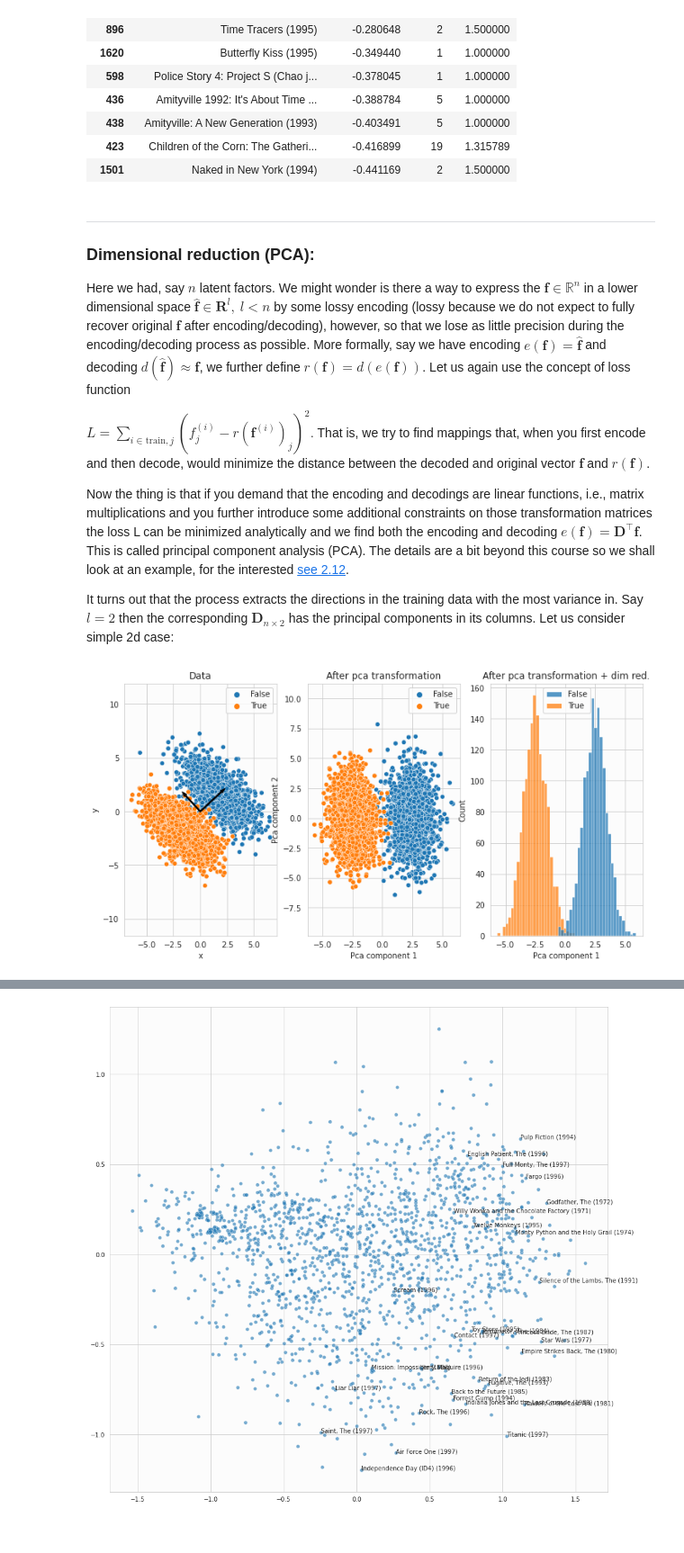
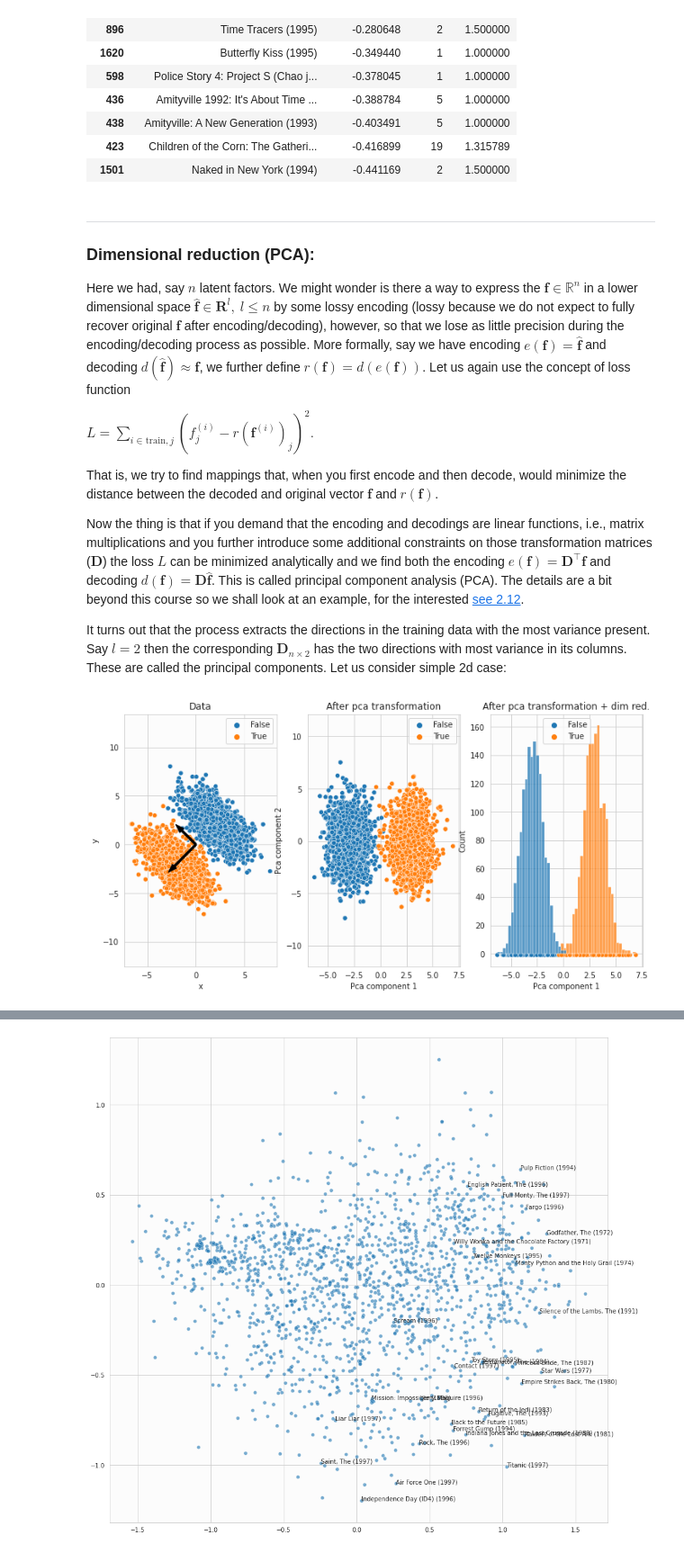
Before and after one commit to topiko/MLcourseMaterial, a Jupyter notebook: AML_L07_CollabFilteringAndUnsupervisedLearning/AML_07_UnsupervisedLearning.ipynb, the cells around one changed output, grey strips where cells are left out. Shown at 90% size. Cells and saved outputs as stored; diff of their text form; code cells hidden in the pictures.

```diff
--- a/AML_L07_CollabFilteringAndUnsupervisedLearning/AML_07_UnsupervisedLearning.ipynb
+++ b/AML_L07_CollabFilteringAndUnsupervisedLearning/AML_07_UnsupervisedLearning.ipynb
@@ -325,21 +325,22 @@ movie_title_df.loc[:, ['title', 'movie_biases', 'count', 'avg_rating']].sort_val
 ***
 ### Dimensional reduction (PCA):
 
-Here we had, say $n$ latent factors. We might wonder is there a way to express the $\mathbf{f}\in \mathbb{R}^n$ in a lower dimensional space $\hat{\mathbf{f}} \in \mathbf{R}^l, ~ l<n $ by some lossy encoding (lossy because we do not expect to fully recover original $\mathbf{f}$ after encoding/decoding), however, so that we lose as little precision during the encoding/decoding process as possible. More formally, say we have encoding $e(\mathbf{f}) = \hat{\mathbf{f}}$ and decoding $d(\hat{\mathbf{f}})\approx \mathbf{f}$, we further define $r(\mathbf{f}) = d(e(\mathbf{f}))$. Let us again use the concept of loss function
+Here we had, say $n$ latent factors. We might wonder is there a way to express the $\mathbf{f}\in \mathbb{R}^n$ in a lower dimensional space $\hat{\mathbf{f}} \in \mathbf{R}^l, ~ l\leq n $ by some lossy encoding (lossy because we do not expect to fully recover original $\mathbf{f}$ after encoding/decoding), however, so that we lose as little precision during the encoding/decoding process as possible. More formally, say we have encoding $e(\mathbf{f}) = \hat{\mathbf{f}}$ and decoding $d(\hat{\mathbf{f}})\approx \mathbf{f}$, we further define $r(\mathbf{f}) = d(e(\mathbf{f}))$. Let us again use the concept of loss function
 
 $
 L = \sum_{i\in \text{train},j} (f^{(i)}_j - r(\mathbf{f}^{(i)})_j)^2.
 $
+
 That is, we try to find mappings that, when you first encode and then decode, would minimize the distance between the decoded and original vector $\mathbf{f}$ and $ r(\mathbf{f})$.
 
-Now the thing is that if you demand that the encoding and decodings are linear functions, i.e., matrix multiplications and you further introduce some additional constraints on those transformation matrices the loss L can be minimized analytically and we find both the encoding and decoding $e(\mathbf{f}) = \mathbf{D}^\top\mathbf{f}$. This is called principal component analysis (PCA). The details are a bit beyond this course so we shall look at an example, for the interested [see 2.12](https://www.deeplearningbook.org/contents/linear_algebra.html).
+Now the thing is that if you demand that the encoding and decodings are linear functions, i.e., matrix multiplications and you further introduce some additional constraints on those transformation matrices ($\mathbf{D}$) the loss $L$ can be minimized analytically and we find both the encoding $e(\mathbf{f}) = \mathbf{D}^\top\mathbf{f}$ and decoding $d(\mathbf{f}) = \mathbf{D}\mathbf{\hat{f}}$. This is called principal component analysis (PCA). The details are a bit beyond this course so we shall look at an example, for the interested [see 2.12](https://www.deeplearningbook.org/contents/linear_algebra.html).
 
-It turns out that the process extracts the directions in the training data with the most variance in. Say $l = 2 $ then the corresponding $\mathbf{D}_{n \times 2}$ has the principal components in its columns. Let us consider simple 2d case:
+It turns out that the process extracts the directions in the training data with the most variance present. Say $l = 2 $ then the corresponding $\mathbf{D}_{n \times 2}$ has the two directions with most variance in its columns. These are called the principal components. Let us consider simple 2d case:
 # %%
 from sklearn.decomposition import PCA
 
 N = 3000
-D = 2.5
+D = 3
 
 # Create the data:
 data=np.zeros((N, 2))
@@ -364,35 +365,36 @@ R = np.array([[np.cos(phi), -np.sin(phi)],
 data = (R@(data.T)).T
 
 # Use PCA to find the pricipal components:
 pca = PCA(n_components=2).fit(data)
 
 
 _, (ax1, ax2, ax3) = plt.subplots(1,3)
 
 # Original and components:
 ax1 = sns.scatterplot(x=data[:, 0], y=data[:, 1], ax=ax1, hue=cl)
 for i, expl_var, pca_comp in zip(range(2), pca.explained_variance_, pca.components_):
-    ax1.arrow(0, 0, *(pca_comp*np.sqrt(expl_var)), width=.1, color='black')
+    ax1.arrow(0, 0, *(pca_comp*np.sqrt(expl_var)), width=.2, color='black')
 ax1.set_title('Data')
 ax1.set_xlabel('x')
 ax1.set_ylabel('y')
 ax1.axis('equal')
 
 # Transformed:
 pca_data = pca.transform(data)
 ax2 = sns.scatterplot(x=pca_data[:, 0], y=pca_data[:, 1], ax=ax2, hue=cl)
 ax2.set_title('After pca transformation')
 ax2.set_xlabel('Pca component 1')
 ax2.set_ylabel('Pca component 2')
 ax2.axis('equal')
 
 # Dim reduced:
 ax3 = sns.histplot(x=pca_data[:, 0], hue=cl, ax=ax3, bins=50)
+ax3 = sns.scatterplot(x=pca_data[:, 0], y=np.ones(N)*-1, hue=cl, ax=ax3)
 ax3.set_title('After pca transformation + dim red.')
 ax3.set_xlabel('Pca component 1')
 plt.show()
 # %% [output]
-[figure, old version]
+[figure, new version]
 # %% [markdown]
 Such encodings can be used in various ways. One of the uses of PCA is in noise reduction - you should get familiar with various dimensional reduction/encoding schemes... Unfortunately, we wont have the time nor cababilities go through these technigues further but have to just resort using the sklearn implementations of them.
 ***
```
Also changed, not shown: parts of 3 cells of this notebook.
